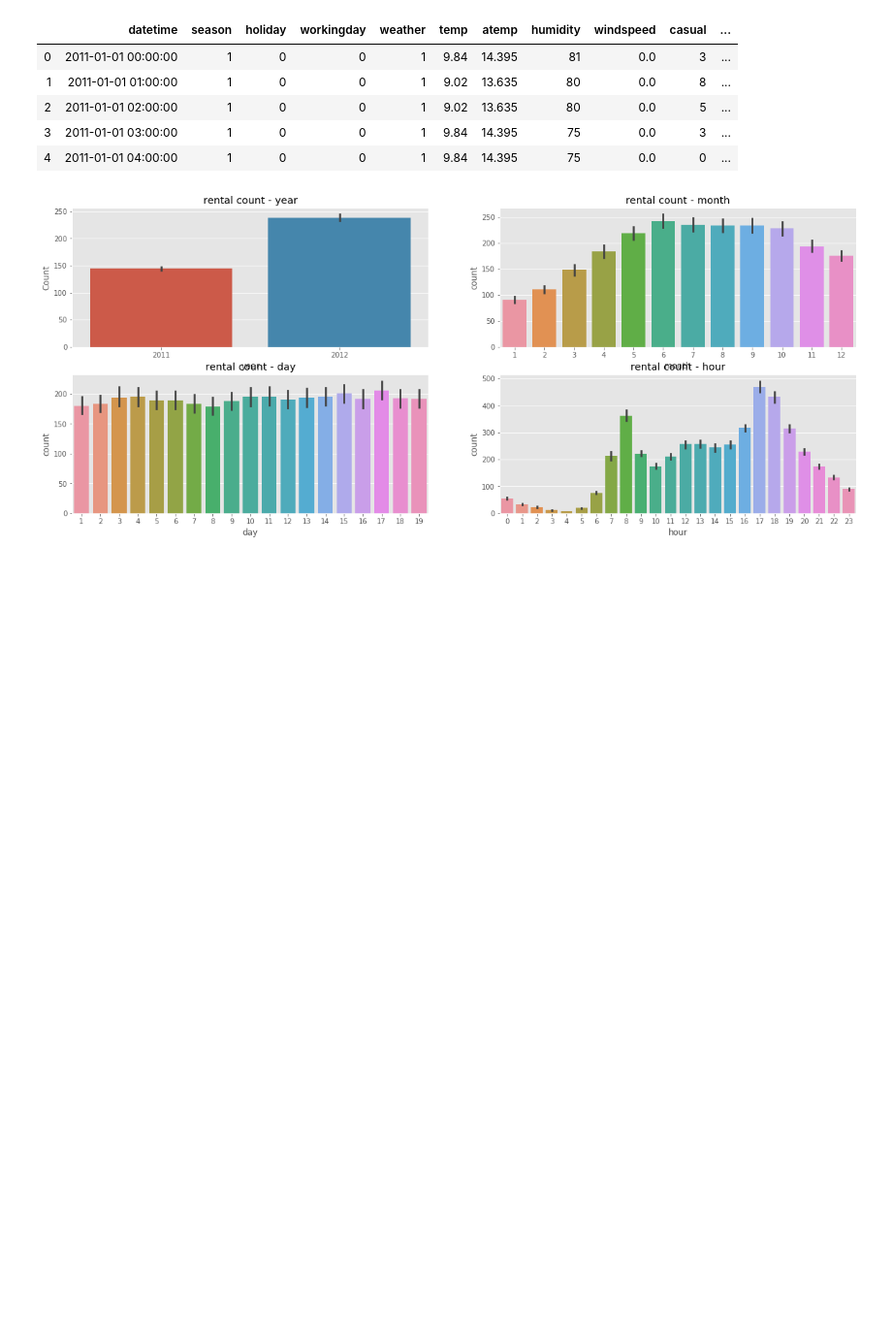
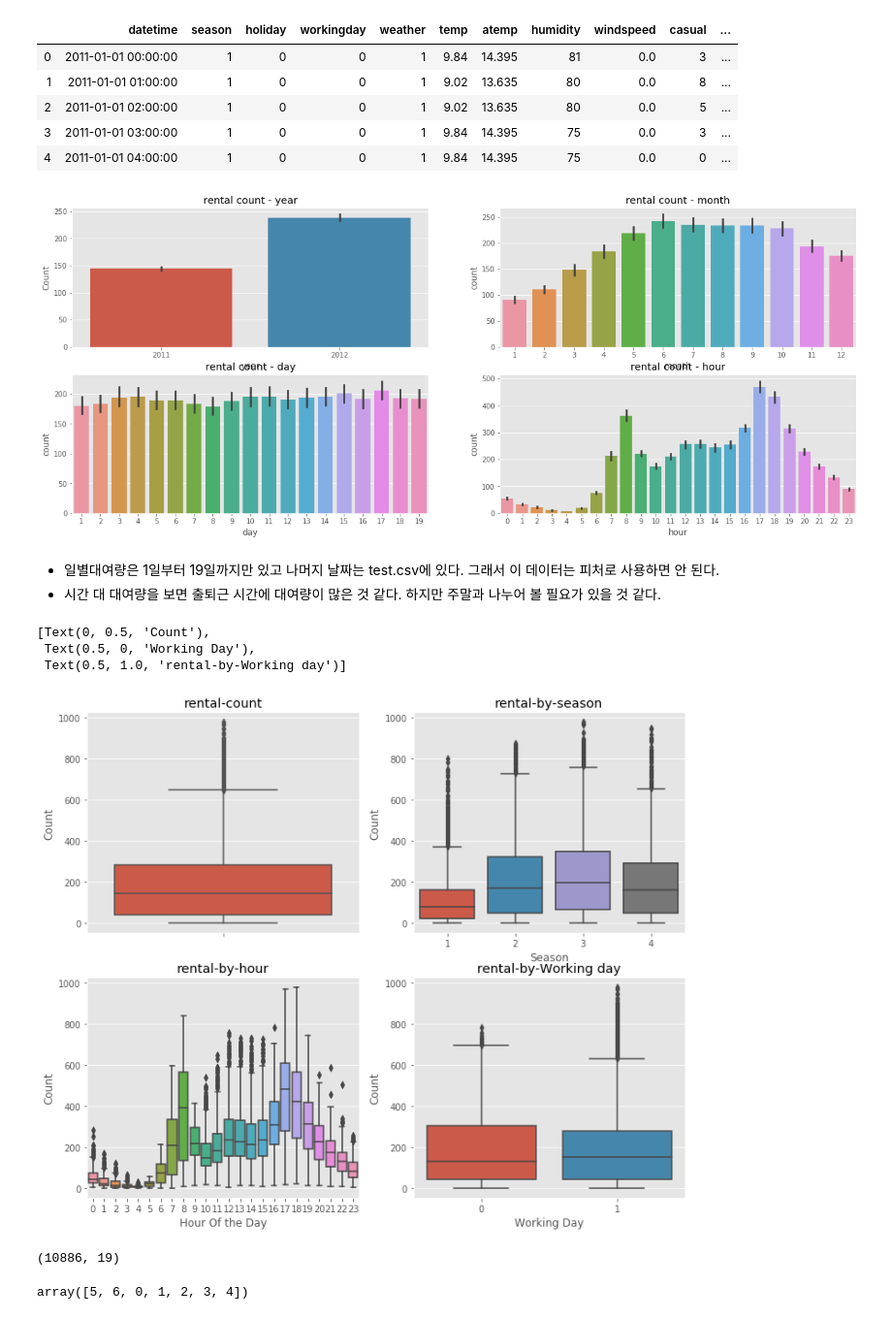
Before and after one commit to suhyun-cho/Dive-to-Kaggle, a Jupyter notebook: Bike Sharing Demand/bike-sharing-demand-EDA.ipynb, the cells around one changed output. Shown: that part at 97% size. Saved outputs shown, nothing was run; the diff lists cells and outputs as text; code cells hidden in the pictures; blank space fills up the shorter version.

```diff
--- a/Bike Sharing Demand/bike-sharing-demand-EDA.ipynb
+++ b/Bike Sharing Demand/bike-sharing-demand-EDA.ipynb
@@ -190,3 +190,32 @@ ax4.set(xlabel='hour', title="rental count - hour")
 plt.show()
 # %% [output]
 [figure]
+# %% [markdown]
+* 일별대여량은 1일부터 19일까지만 있고 나머지 날짜는 test.csv에 있다. 그래서 이 데이터는 피처로 사용하면 안 된다.
+* 시간 대 대여량을 보면 출퇴근 시간에 대여량이 많은 것 같다. 하지만 주말과 나누어 볼 필요가 있을 것 같다.
+# %%
+fig,axes=plt.subplots(nrows=2,ncols=2)
+fig.set_size_inches(12,10)
+sns.boxplot(data=train,y="count",orient="v",ax=axes[0][0])
+sns.boxplot(data=train,y="count",x="season",orient="v",ax=axes[0][1])
+sns.boxplot(data=train,y="count",x="hour",orient="v",ax=axes[1][0])
+sns.boxplot(data=train,y="count",x="workingday",orient="v",ax=axes[1][1])
+
+axes[0][0].set(ylabel='Count',title="rental-count")
+axes[0][1].set(xlabel='Season',ylabel='Count',title='rental-by-season')
+axes[1][0].set(xlabel='Hour Of the Day',ylabel='Count',title='rental-by-hour')
+axes[1][1].set(xlabel='Working Day',ylabel='Count',title="rental-by-Working day")
+# %% [output]
+[Text(0, 0.5, 'Count'),
+ Text(0.5, 0, 'Working Day'),
+ Text(0.5, 1.0, 'rental-by-Working day')]
+[figure, added]
+# %%
+train["dayofweek"]=train["datetime"].dt.dayofweek
+train.shape
+# %% [output]
+(10886, 19)
+# %%
+train["dayofweek"].unique()
+# %% [output]
+array([5, 6, 0, 1, 2, 3, 4])
```
Also changed, not shown: parts of 20 cells of this notebook.
